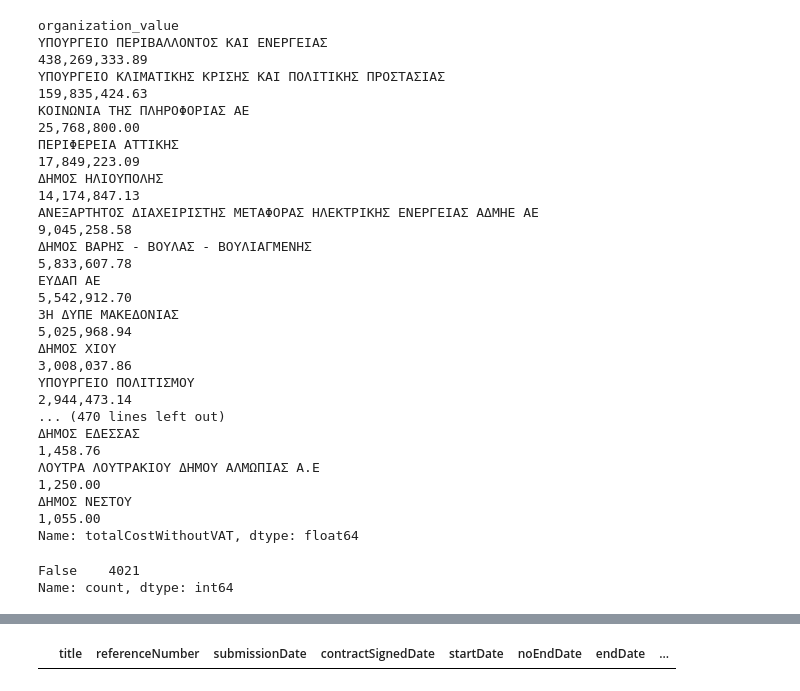
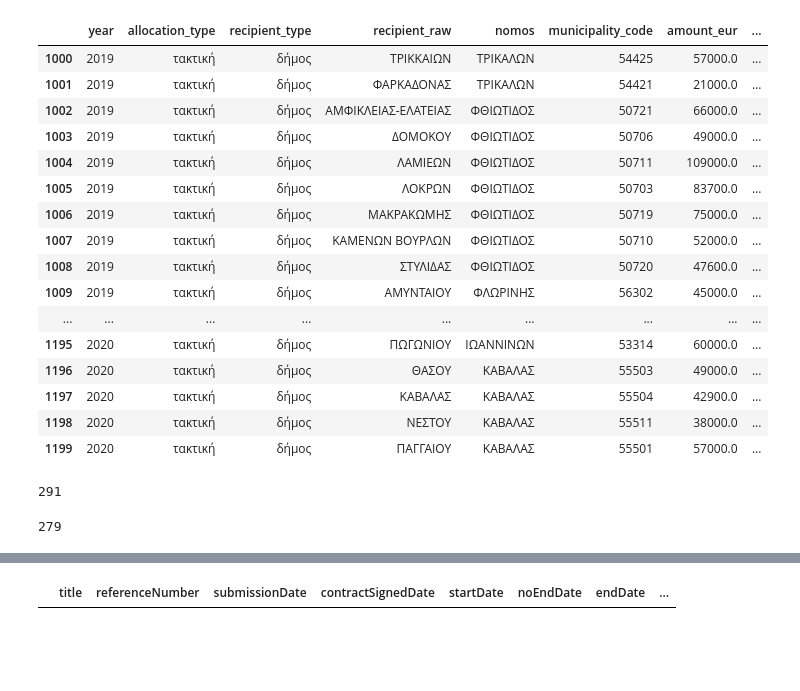
Before and after one commit to troboukis/2026_fire_protection, a Jupyter notebook: src/kimdis.ipynb, the cells around one changed output, grey strips where cells are left out. Saved outputs shown, nothing was run; the diff lists cells and outputs as text; code cells hidden in the pictures; blank space fills up the shorter version.

```diff
--- a/src/kimdis.ipynb
+++ b/src/kimdis.ipynb
@@ -23,18 +81,8 @@ def normalize_string(s):
 # %%
 df = pd.read_csv("../data/raw_procurements.csv")
-DEFAULT_CPVS: dict[str, str] = {
-    "75251100-1": "Υπηρεσίες καταπολέμησης πυρκαγιών",
-    "75251110-4": "Υπηρεσίες πρόληψης πυρκαγιών",
-    "75251120-7": "Υπηρεσίες καταπολέμησης δασοπυρκαγιών",
-    "77200000-2": "Υπηρεσίες δασοκομίας",
-    "77312000-0": "Υπηρεσίες εκκαθάρισης από αγριόχορτα",
-    "77314000-4": "Υπηρεσίες συντήρησης οικοπέδων",
-    "77340000-5": "Κλάδεμα δένδρων και θάμνων",
-    "45343000-3": "Εργασίες εγκαταστάσεων πρόληψης πυρκαγιάς",
-    "77314100-5": "Υπηρεσίες χορτοκάλυψης",
-    "34144200-0": "Οχήματα για τις υπηρεσίες εκτάκτου ανάγκης",
-    "34144212-7": "Υδροφόρες πυροσβεστικών οχημάτων",
-    "35111000-5": "Πυροσβεστικός εξοπλισμός",
-    "35111200-7": "Υλικά πυρόσβεσης",
-    "44480000-8": "Ποικίλος εξοπλισμός πυροπροστασίας"
-}
+diavgeia = pd.read_csv("../data/2026_diavgeia.csv")
+fires = pd.read_csv("../data/fires/fire_incidents_unified.csv")
+funding = pd.read_csv("../data/funding/municipal_funding.csv")
+fires['municipality_name_canonical'] = fires['municipality_name_canonical'].fillna(fires['municipality_raw'])
+fires['municipality_name_canonical'] = fires['municipality_name_canonical'].apply(normalizeMunicipality)
+funding['municipality_code'] = funding['municipality_code'].astype("Int64")
@@ -57,21 +88,0 @@ Name: count, dtype: int64
-# %%
-pd.options.display.float_format = '{:,.2f}'.format
-df.groupby("organization_value")['totalCostWithoutVAT'].sum().sort_values(ascending=False)
-# %% [output]
-organization_value
-ΥΠΟΥΡΓΕΙΟ ΠΕΡΙΒΑΛΛΟΝΤΟΣ ΚΑΙ ΕΝΕΡΓΕΙΑΣ                                                                                      438,269,333.89
-ΥΠΟΥΡΓΕΙΟ ΚΛΙΜΑΤΙΚΗΣ ΚΡΙΣΗΣ ΚΑΙ ΠΟΛΙΤΙΚΗΣ ΠΡΟΣΤΑΣΙΑΣ                                                                       159,835,424.63
-ΚΟΙΝΩΝΙΑ ΤΗΣ ΠΛΗΡΟΦΟΡΙΑΣ ΑΕ                                                                                                 25,768,800.00
-ΠΕΡΙΦΕΡΕΙΑ ΑΤΤΙΚΗΣ                                                                                                          17,849,223.09
-ΔΗΜΟΣ ΗΛΙΟΥΠΟΛΗΣ                                                                                                            14,174,847.13
-ΑΝΕΞΑΡΤΗΤΟΣ ΔΙΑΧΕΙΡΙΣΤΗΣ ΜΕΤΑΦΟΡΑΣ ΗΛΕΚΤΡΙΚΗΣ ΕΝΕΡΓΕΙΑΣ ΑΔΜΗΕ ΑΕ                                                             9,045,258.58
-ΔΗΜΟΣ ΒΑΡΗΣ - ΒΟΥΛΑΣ - ΒΟΥΛΙΑΓΜΕΝΗΣ                                                                                          5,833,607.78
-ΕΥΔΑΠ ΑΕ                                                                                                                     5,542,912.70
-3Η ΔΥΠΕ ΜΑΚΕΔΟΝΙΑΣ                                                                                                           5,025,968.94
-ΔΗΜΟΣ ΧΙΟΥ                                                                                                                   3,008,037.86
-ΥΠΟΥΡΓΕΙΟ ΠΟΛΙΤΙΣΜΟΥ                                                                                                         2,944,473.14
-... (470 lines left out)
-ΔΗΜΟΣ ΕΔΕΣΣΑΣ                                                                                                                    1,458.76
-ΛΟΥΤΡΑ ΛΟΥΤΡΑΚΙΟΥ ΔΗΜΟΥ ΑΛΜΩΠΙΑΣ Α.Ε                                                                                             1,250.00
-ΔΗΜΟΣ ΝΕΣΤΟΥ                                                                                                                     1,055.00
-Name: totalCostWithoutVAT, dtype: float64
@@ -82,5 +89,30 @@ df=df.drop_duplicates(keep="first")
-# %%
-df.duplicated().value_counts()
-# %% [output]
-False    4021
-Name: count, dtype: int64
+# %%
+funding[1000:1200]
+# %% [output]
+|  | year | allocation_type | recipient_type | recipient_raw | nomos | municipality_code | amount_eur | ... |
+| 1000 | 2019 | τακτική | δήμος | ΤΡΙΚΚΑΙΩΝ | ΤΡΙΚΑΛΩΝ | 54425 | 57000.0 | ... |
+| 1001 | 2019 | τακτική | δήμος | ΦΑΡΚΑΔΟΝΑΣ | ΤΡΙΚΑΛΩΝ | 54421 | 21000.0 | ... |
+| 1002 | 2019 | τακτική | δήμος | ΑΜΦΙΚΛΕΙΑΣ-ΕΛΑΤΕΙΑΣ | ΦΘΙΩΤΙΔΟΣ | 50721 | 66000.0 | ... |
+| 1003 | 2019 | τακτική | δήμος | ΔΟΜΟΚΟΥ | ΦΘΙΩΤΙΔΟΣ | 50706 | 49000.0 | ... |
+| 1004 | 2019 | τακτική | δήμος | ΛΑΜΙΕΩΝ | ΦΘΙΩΤΙΔΟΣ | 50711 | 109000.0 | ... |
+| 1005 | 2019 | τακτική | δήμος | ΛΟΚΡΩΝ | ΦΘΙΩΤΙΔΟΣ | 50703 | 83700.0 | ... |
+| 1006 | 2019 | τακτική | δήμος | ΜΑΚΡΑΚΩΜΗΣ | ΦΘΙΩΤΙΔΟΣ | 50719 | 75000.0 | ... |
+| 1007 | 2019 | τακτική | δήμος | ΚΑΜΕΝΩΝ ΒΟΥΡΛΩΝ | ΦΘΙΩΤΙΔΟΣ | 50710 | 52000.0 | ... |
+| 1008 | 2019 | τακτική | δήμος | ΣΤΥΛΙΔΑΣ | ΦΘΙΩΤΙΔΟΣ | 50720 | 47600.0 | ... |
+| 1009 | 2019 | τακτική | δήμος | ΑΜΥΝΤΑΙΟΥ | ΦΛΩΡΙΝΗΣ | 56302 | 45000.0 | ... |
+| ... | ... | ... | ... | ... | ... | ... | ... | ... |
+| 1195 | 2020 | τακτική | δήμος | ΠΩΓΩΝΙΟΥ | ΙΩΑΝΝΙΝΩΝ | 53314 | 60000.0 | ... |
+| 1196 | 2020 | τακτική | δήμος | ΘΑΣΟΥ | ΚΑΒΑΛΑΣ | 55503 | 49000.0 | ... |
+| 1197 | 2020 | τακτική | δήμος | ΚΑΒΑΛΑΣ | ΚΑΒΑΛΑΣ | 55504 | 42900.0 | ... |
+| 1198 | 2020 | τακτική | δήμος | ΝΕΣΤΟΥ | ΚΑΒΑΛΑΣ | 55511 | 38000.0 | ... |
+| 1199 | 2020 | τακτική | δήμος | ΠΑΓΓΑΙΟΥ | ΚΑΒΑΛΑΣ | 55501 | 57000.0 | ... |
+# %%
+procurement_municipalities = list(set(df[df.organization_value.str.contains("ΔΗΜΟΣ ")]["organization_value"].tolist()))
+len(procurement_municipalities)
+# %% [output]
+291
+# %%
+diavgeia_municipalities = list(set(diavgeia[diavgeia.org.str.contains("ΔΗΜΟΣ ")]["org"].tolist()))
+len(diavgeia_municipalities)
+# %% [output]
+279
```
Also changed, not shown: parts of 32 cells of this notebook, 25 other files.
